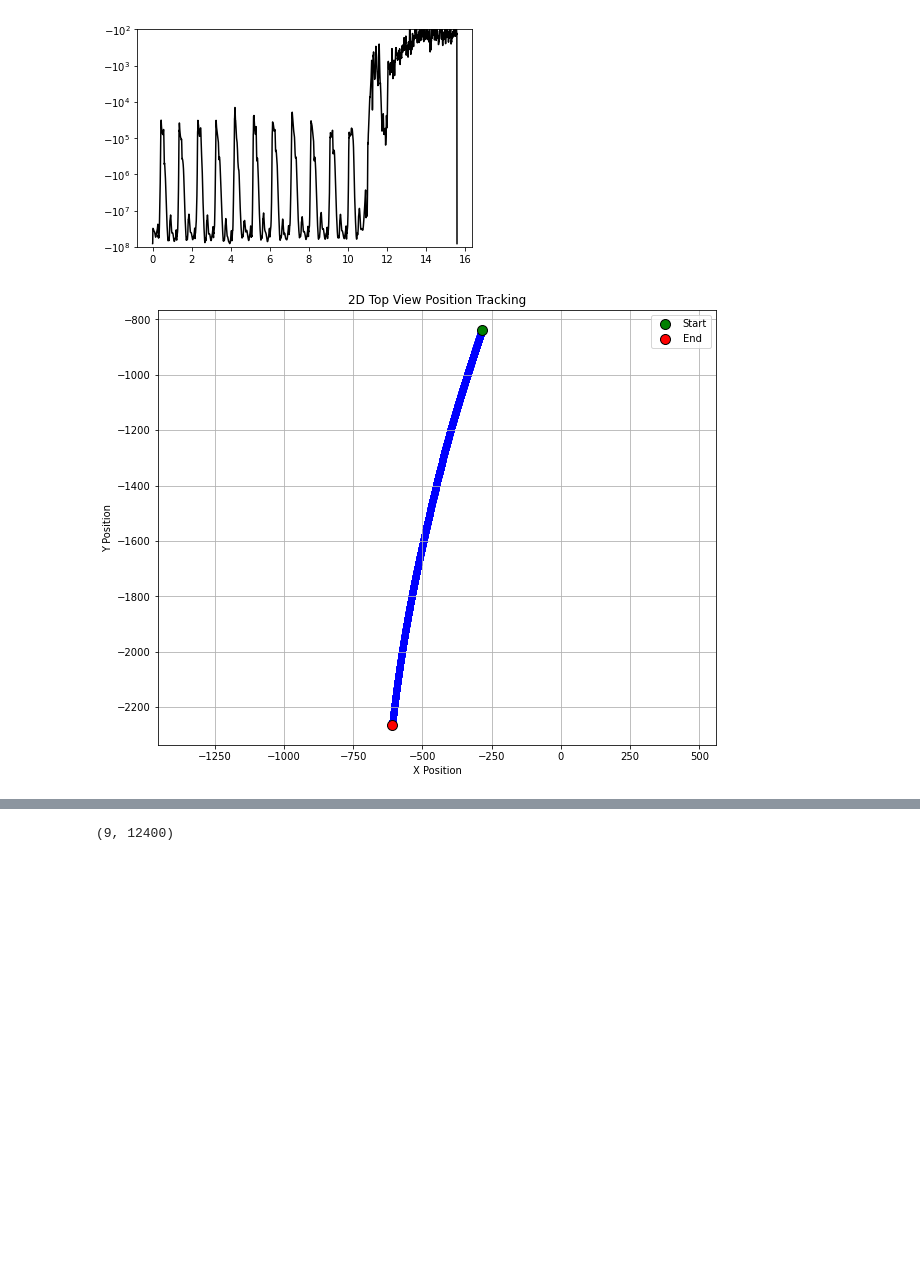
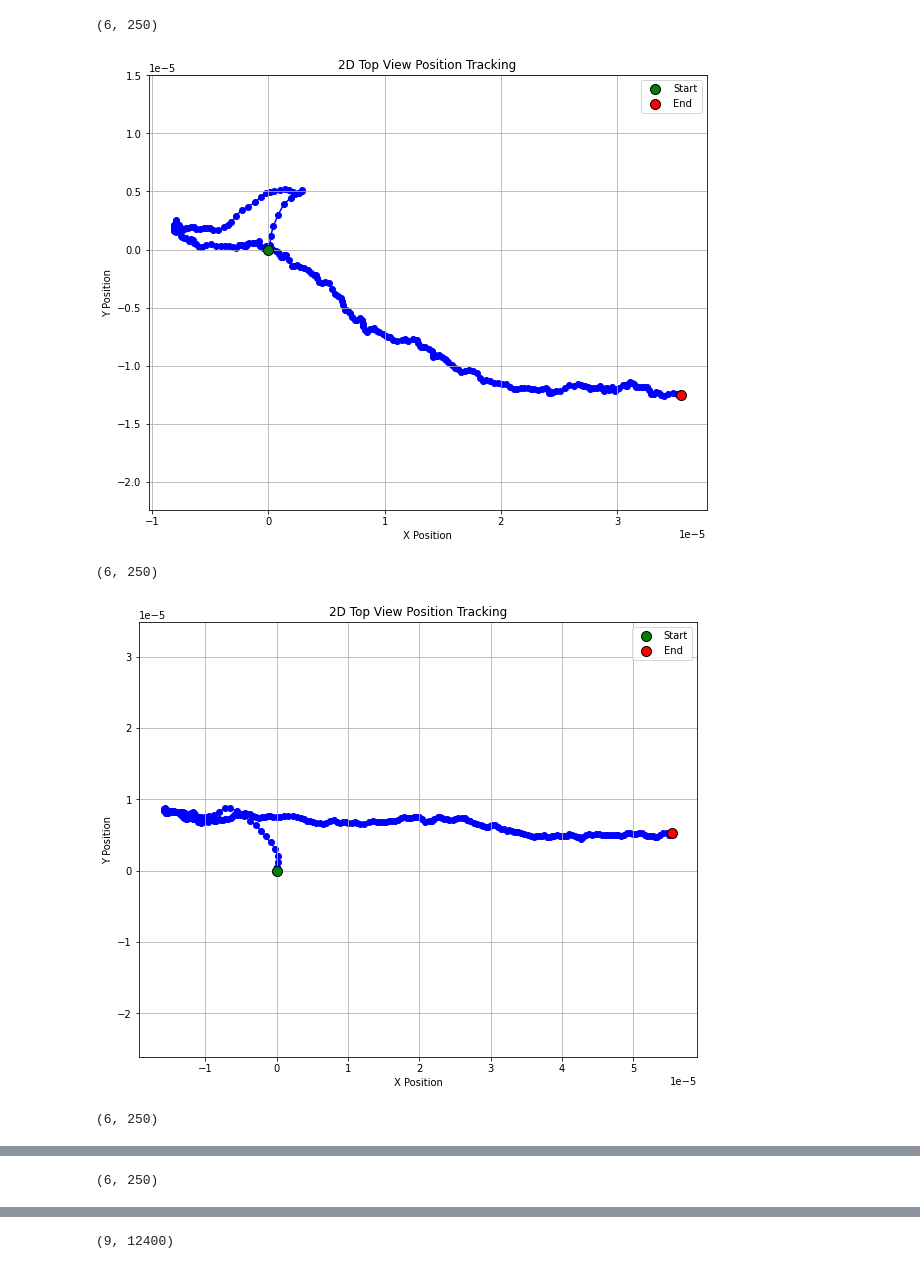
Before and after one commit to thatbeer/real-time-implementation-of-inertia-foot-mounted-navigation-system, a Jupyter notebook: zuptv3/test_batch.ipynb, the cells around one changed output, grey strips where cells are left out. Saved outputs shown, nothing was run; the diff lists cells and outputs as text; code cells hidden in the pictures; blank space fills up the shorter version.

```diff
--- a/zuptv3/test_batch.ipynb
+++ b/zuptv3/test_batch.ipynb
@@ -113,4 +98,0 @@ u3 = u[:, 8000:12000]
-# %%
-zupt , logL = ins.detector_adaptive(u1)
-x_h, _, quat, P = ins.baseline2(u1, zupt, logL, True)
-plot_position_tracking(x_h)
@@ -120,4 +98,0 @@ plot_position_tracking(x_h)
-# %%
-zupt , logL = ins.detector_adaptive(u2)
-x_h, _, _, _ = ins.baseline2(u2, zupt, logL, True, x_h[:,-1], quat, P)
-plot_position_tracking(x_h)
@@ -127,4 +98,0 @@ plot_position_tracking(x_h)
-# %%
-zupt , logL = ins.detector_adaptive(u3)
-x_h, _, _, _ = ins.baseline2(u3, zupt, logL, True)
-plot_position_tracking(x_h)
@@ -134,7 +99,20 @@ plot_position_tracking(x_h)
-# %%
-zupt , logL = ins.detector_adaptive(u3)
-x_h, _, _, _ = ins.baseline2(u3, zupt, logL, True, x_h[:,-1], quat, P)
-plot_position_tracking(x_h)
-# %% [output]
-[figure, removed]
-[figure, removed]
+# %%
+position = []
+n = 250
+num_batches = len(u[0]) // n
+init_x = None
+init_quat = None
+init_P = None
+for i in range(num_batches+1):
+    # print(i)
+    ui = u[:, i*n:(i+1)*n]
+    print(ui.shape)
+    zupt , logL = ins.detector_adaptive(ui)
+    x_h, _, quat, P = ins.baseline(ui, zupt, logL, True) # 9, N
+    plot_position_tracking(x_h)
+# %% [output]
+(6, 250)
+[figure, added]
+(6, 250)
+[figure, added]
+(6, 250)
@@ -140,0 +120 @@ plot_position_tracking(x_h)
+(6, 250)
```
Also changed, not shown: parts of 24 cells of this notebook, 36 other files.
